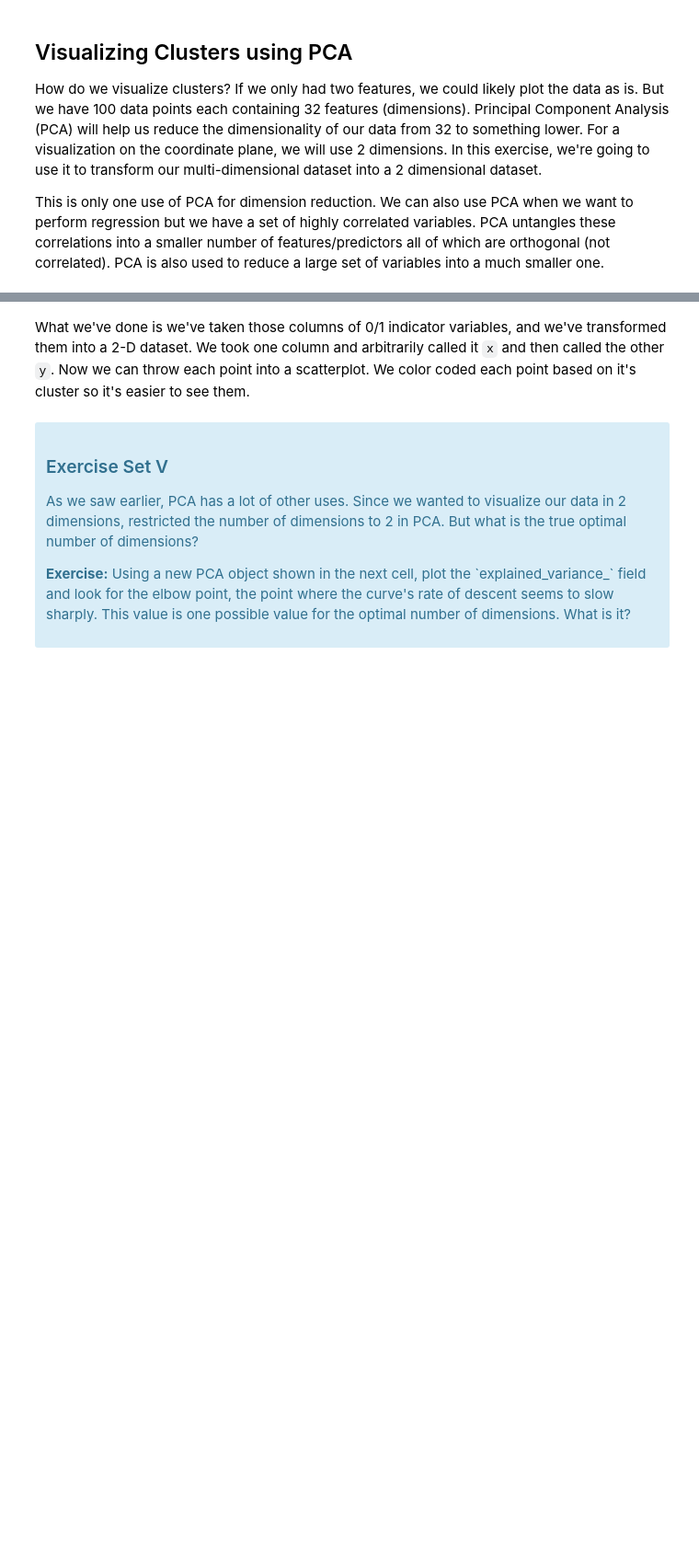
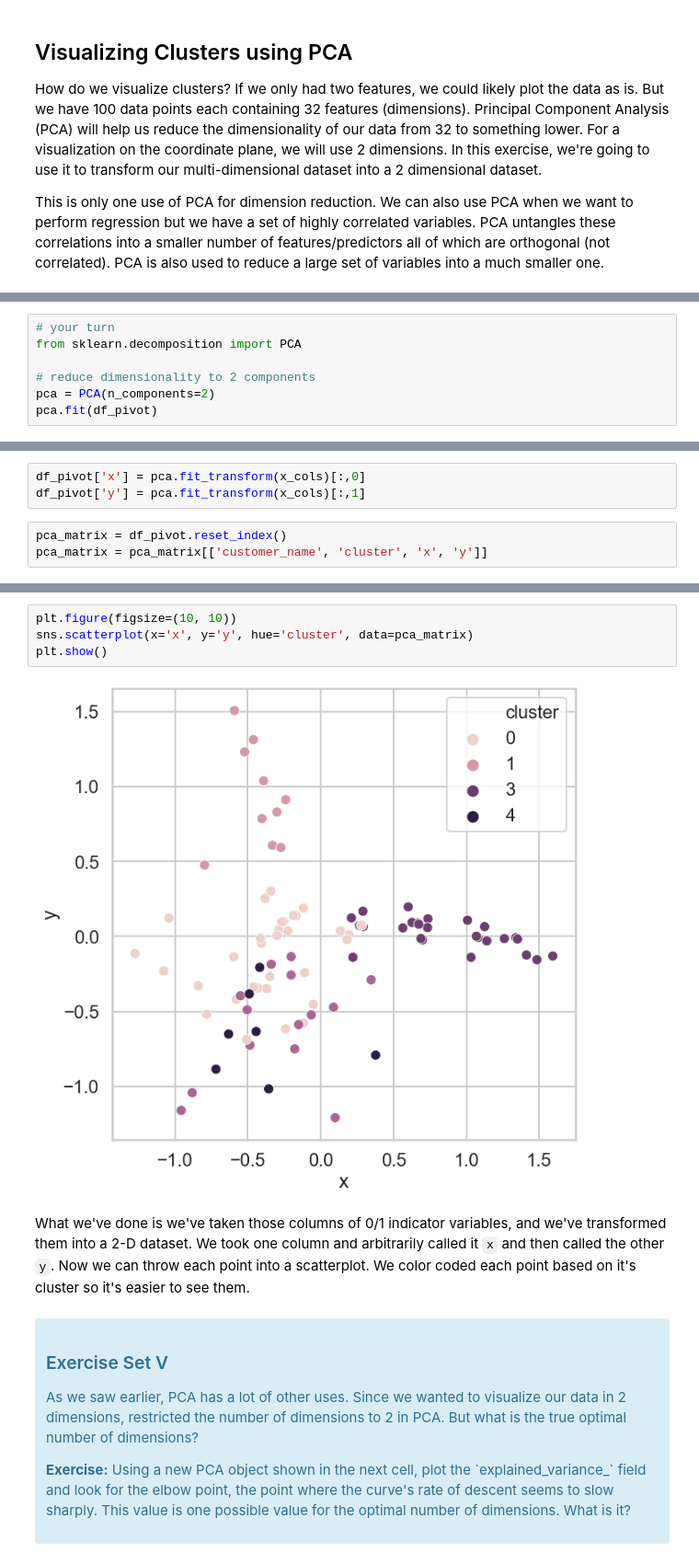
Before and after one commit to annafin/Springboard-Data-Science, a Jupyter notebook: unit_10_machine_learning/clustering/Mini_Project_Clustering.ipynb, the cells around one changed output, grey strips where cells are left out. Shown at 92% size. Drawn from its saved outputs; the diff is of its cells as text; blank space fills up the shorter version.

```diff
--- a/unit_10_machine_learning/clustering/Mini_Project_Clustering.ipynb
+++ b/unit_10_machine_learning/clustering/Mini_Project_Clustering.ipynb
@@ -175,0 +355,7 @@ This is only one use of PCA for dimension reduction. We can also use PCA when we
+# %%
+# your turn
+from sklearn.decomposition import PCA
+
+# reduce dimensionality to 2 components
+pca = PCA(n_components=2)
+pca.fit(df_pivot)
@@ -175,0 +365,6 @@ This is only one use of PCA for dimension reduction. We can also use PCA when we
+# %%
+df_pivot['x'] = pca.fit_transform(x_cols)[:,0]
+df_pivot['y'] = pca.fit_transform(x_cols)[:,1]
+# %%
+pca_matrix = df_pivot.reset_index()
+pca_matrix = pca_matrix[['customer_name', 'cluster', 'x', 'y']]
@@ -176,3 +380,9 @@ This is only one use of PCA for dimension reduction. We can also use PCA when we
+# %%
+plt.figure(figsize=(10, 10))
+sns.scatterplot(x='x', y='y', hue='cluster', data=pca_matrix)
+plt.show()
+# %% [output]
+[figure, added]
 # %% [markdown]
 What we've done is we've taken those columns of 0/1 indicator variables, and we've transformed them into a 2-D dataset. We took one column and arbitrarily called it `x` and then called the other `y`. Now we can throw each point into a scatterplot. We color coded each point based on it's cluster so it's easier to see them.
 # %% [markdown]
```
Also changed, not shown: parts of 27 cells of this notebook.
